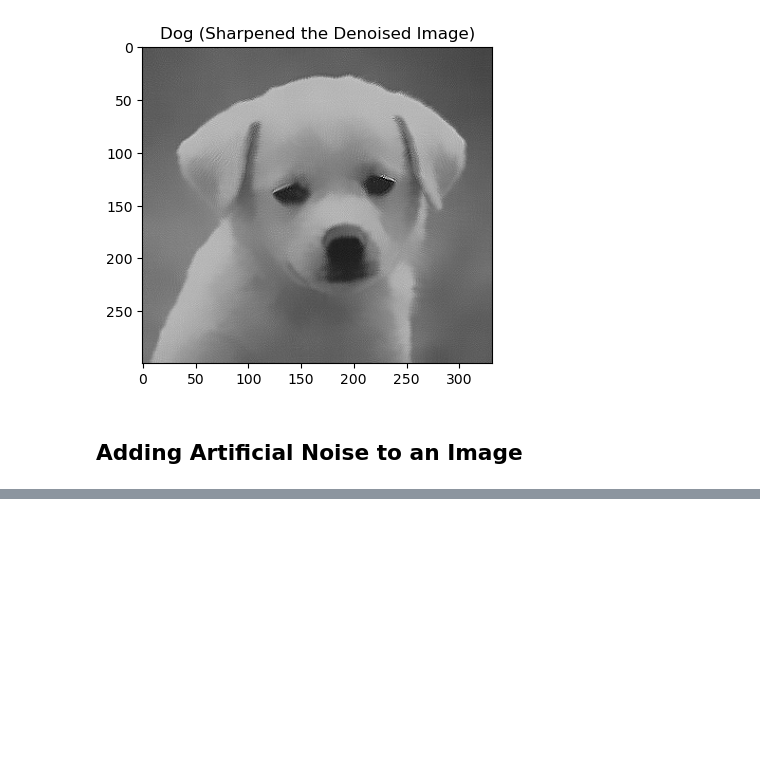
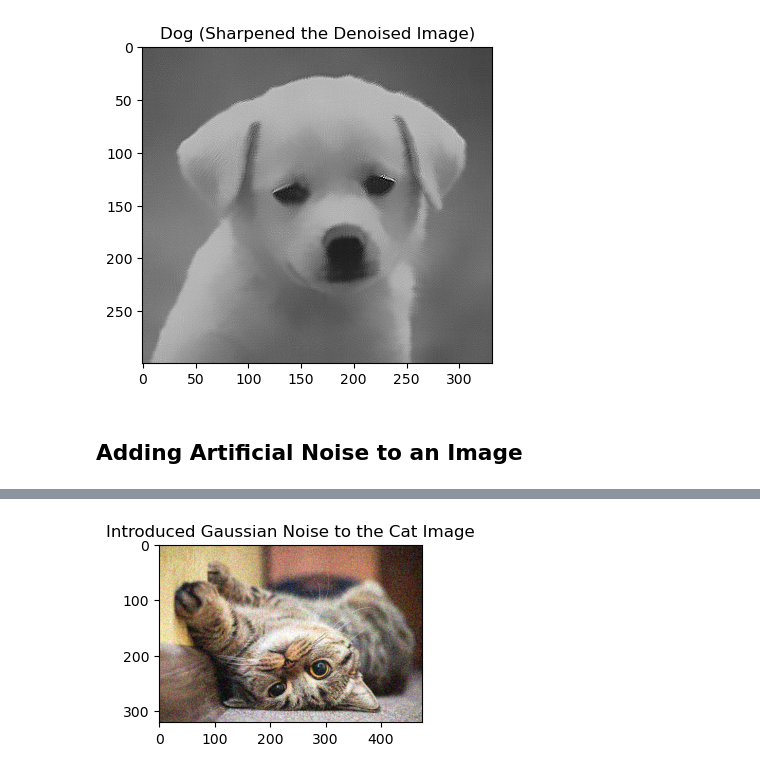
Before and after one commit to MaidulHasan/OpenCV_Basics, a Jupyter notebook: 04_noise_in_image--smoothing_denoising_sharpening.ipynb, the cells around one changed output, grey strips where cells are left out. Cells and saved outputs as stored; diff of their text form; code cells hidden in the pictures; blank space fills up the shorter version.

```diff
--- a/04_noise_in_image-smoothing_denoising, sharpening.ipynb
+++ b/04_noise_in_image--smoothing_denoising_sharpening.ipynb
@@ -191,0 +239,6 @@ matplotlib_imshow_bgr2rgb(
+# %%
+matplotlib_imshow_bgr2rgb(
+    "Introduced Gaussian Noise to the Cat Image", cat_noised_img, 5
+)
+# %% [output]
+[figure, added]
```
Also changed, not shown: parts of 10 cells of this notebook.
